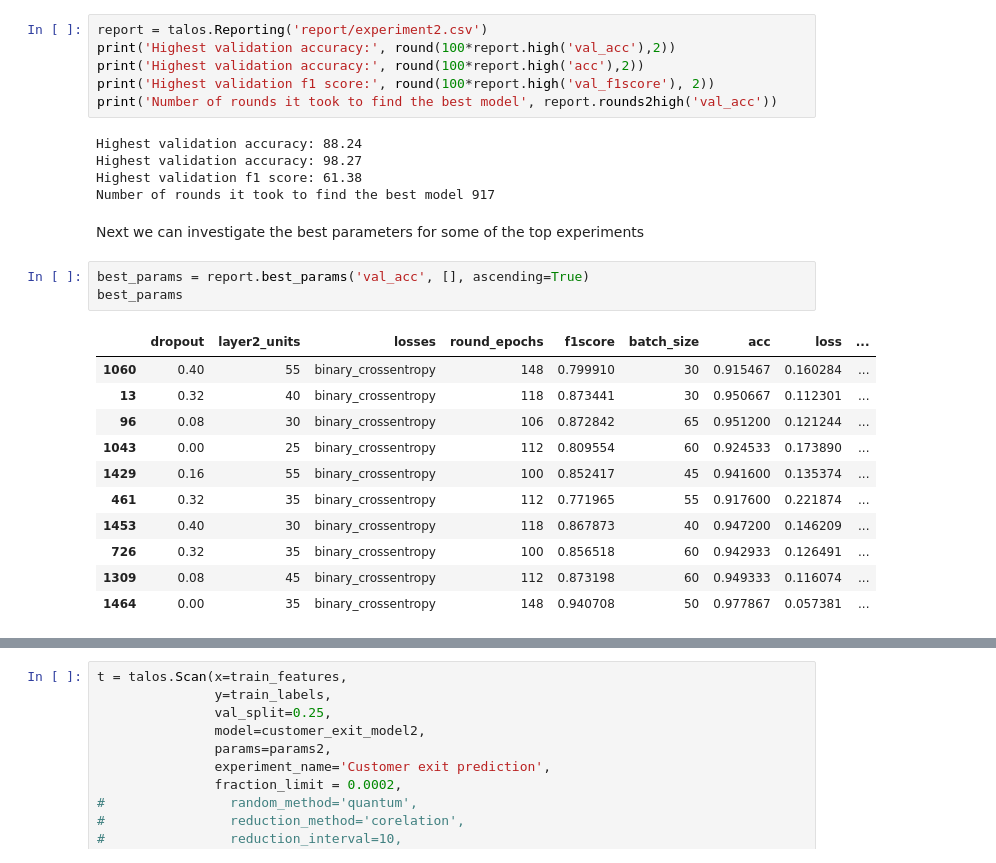
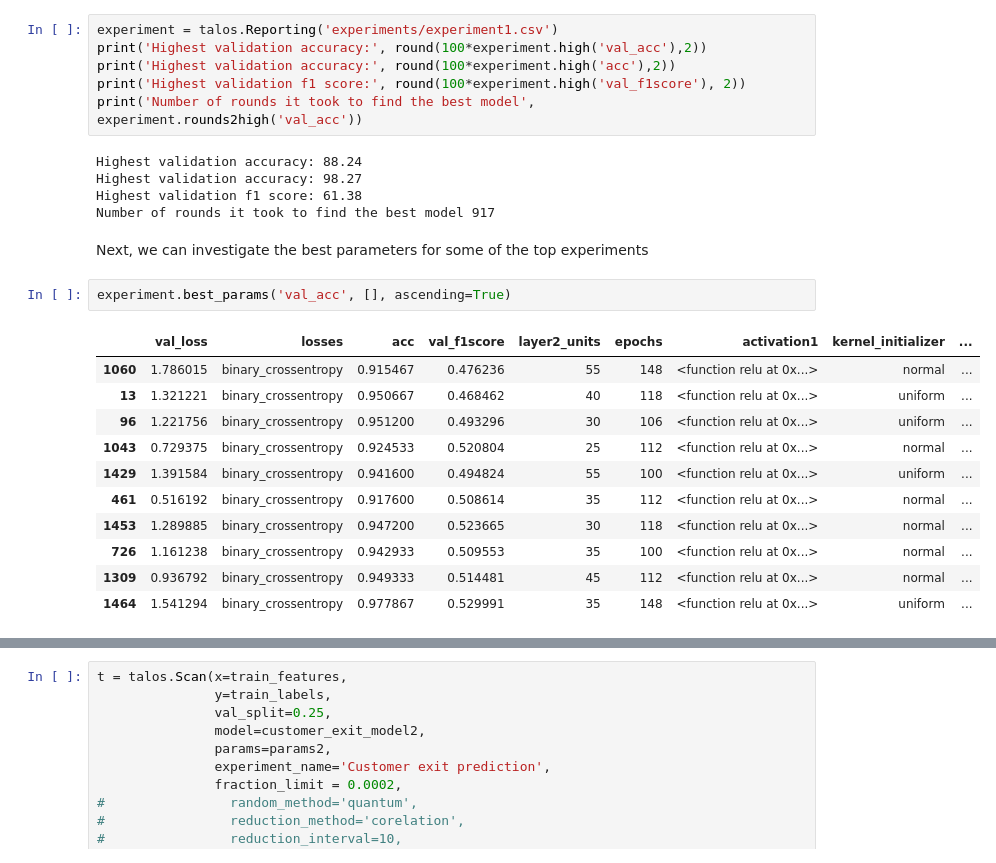
Before and after one commit to rlleshi/MachineLearning, a Jupyter notebook: Customer Exit Predictor/model_improvement.ipynb, the cells around one changed output, grey strips where cells are left out. Cells and saved outputs as stored; diff of their text form.

```diff
--- a/Customer Exit Predictor/model_improvement.ipynb
+++ b/Customer Exit Predictor/model_improvement.ipynb
@@ -182,28 +187,27 @@ val = validation
 # %%
-report = talos.Reporting('report/experiment2.csv')
-print('Highest validation accuracy:', round(100*report.high('val_acc'),2))
-print('Highest validation accuracy:', round(100*report.high('acc'),2))
-print('Highest validation f1 score:', round(100*report.high('val_f1score'), 2))
-print('Number of rounds it took to find the best model', report.rounds2high('val_acc'))
+experiment = talos.Reporting('experiments/experiment1.csv')
+print('Highest validation accuracy:', round(100*experiment.high('val_acc'),2))
+print('Highest validation accuracy:', round(100*experiment.high('acc'),2))
+print('Highest validation f1 score:', round(100*experiment.high('val_f1score'), 2))
+print('Number of rounds it took to find the best model', experiment.rounds2high('val_acc'))
 # %% [output]
 Highest validation accuracy: 88.24
 Highest validation accuracy: 98.27
 Highest validation f1 score: 61.38
 Number of rounds it took to find the best model 917
 # %% [markdown]
-Next we can investigate the best parameters for some of the top experiments
+Next, we can investigate the best parameters for some of the top experiments
 # %%
-best_params = report.best_params('val_acc', [], ascending=True)
-best_params
+experiment.best_params('val_acc', [], ascending=True)
 # %% [output]
-|  | dropout | layer2_units | losses | round_epochs | f1score | batch_size | acc | loss | ... |
-| 1060 | 0.40 | 55 | binary_crossentropy | 148 | 0.799910 | 30 | 0.915467 | 0.160284 | ... |
-| 13 | 0.32 | 40 | binary_crossentropy | 118 | 0.873441 | 30 | 0.950667 | 0.112301 | ... |
-| 96 | 0.08 | 30 | binary_crossentropy | 106 | 0.872842 | 65 | 0.951200 | 0.121244 | ... |
-| 1043 | 0.00 | 25 | binary_crossentropy | 112 | 0.809554 | 60 | 0.924533 | 0.173890 | ... |
-| 1429 | 0.16 | 55 | binary_crossentropy | 100 | 0.852417 | 45 | 0.941600 | 0.135374 | ... |
-| 461 | 0.32 | 35 | binary_crossentropy | 112 | 0.771965 | 55 | 0.917600 | 0.221874 | ... |
-| 1453 | 0.40 | 30 | binary_crossentropy | 118 | 0.867873 | 40 | 0.947200 | 0.146209 | ... |
-| 726 | 0.32 | 35 | binary_crossentropy | 100 | 0.856518 | 60 | 0.942933 | 0.126491 | ... |
-| 1309 | 0.08 | 45 | binary_crossentropy | 112 | 0.873198 | 60 | 0.949333 | 0.116074 | ... |
-| 1464 | 0.00 | 35 | binary_crossentropy | 148 | 0.940708 | 50 | 0.977867 | 0.057381 | ... |
+|  | val_loss | losses | acc | val_f1score | layer2_units | epochs | activation1 | kernel_initializer | ... |
+| 1060 | 1.786015 | binary_crossentropy | 0.915467 | 0.476236 | 55 | 148 | <function relu at 0x...> | normal | ... |
+| 13 | 1.321221 | binary_crossentropy | 0.950667 | 0.468462 | 40 | 118 | <function relu at 0x...> | uniform | ... |
+| 96 | 1.221756 | binary_crossentropy | 0.951200 | 0.493296 | 30 | 106 | <function relu at 0x...> | uniform | ... |
+| 1043 | 0.729375 | binary_crossentropy | 0.924533 | 0.520804 | 25 | 112 | <function relu at 0x...> | normal | ... |
+| 1429 | 1.391584 | binary_crossentropy | 0.941600 | 0.494824 | 55 | 100 | <function relu at 0x...> | uniform | ... |
+| 461 | 0.516192 | binary_crossentropy | 0.917600 | 0.508614 | 35 | 112 | <function relu at 0x...> | normal | ... |
+| 1453 | 1.289885 | binary_crossentropy | 0.947200 | 0.523665 | 30 | 118 | <function relu at 0x...> | normal | ... |
+| 726 | 1.161238 | binary_crossentropy | 0.942933 | 0.509553 | 35 | 100 | <function relu at 0x...> | normal | ... |
+| 1309 | 0.936792 | binary_crossentropy | 0.949333 | 0.514481 | 45 | 112 | <function relu at 0x...> | normal | ... |
+| 1464 | 1.541294 | binary_crossentropy | 0.977867 | 0.529991 | 35 | 148 | <function relu at 0x...> | uniform | ... |
```
Also changed, not shown: parts of 34 cells of this notebook, 41 other files.
